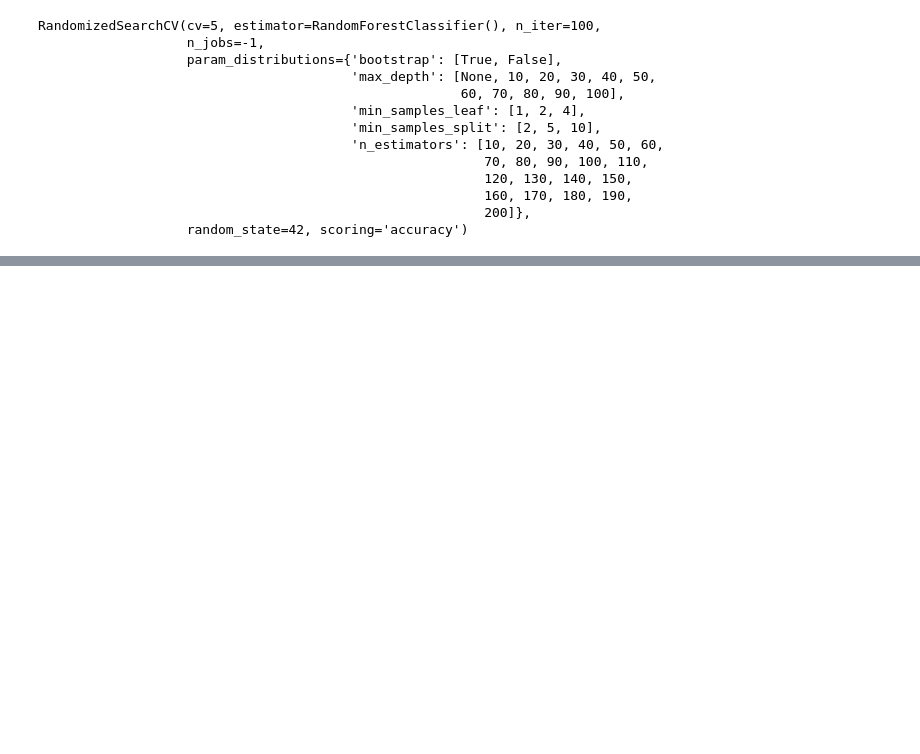
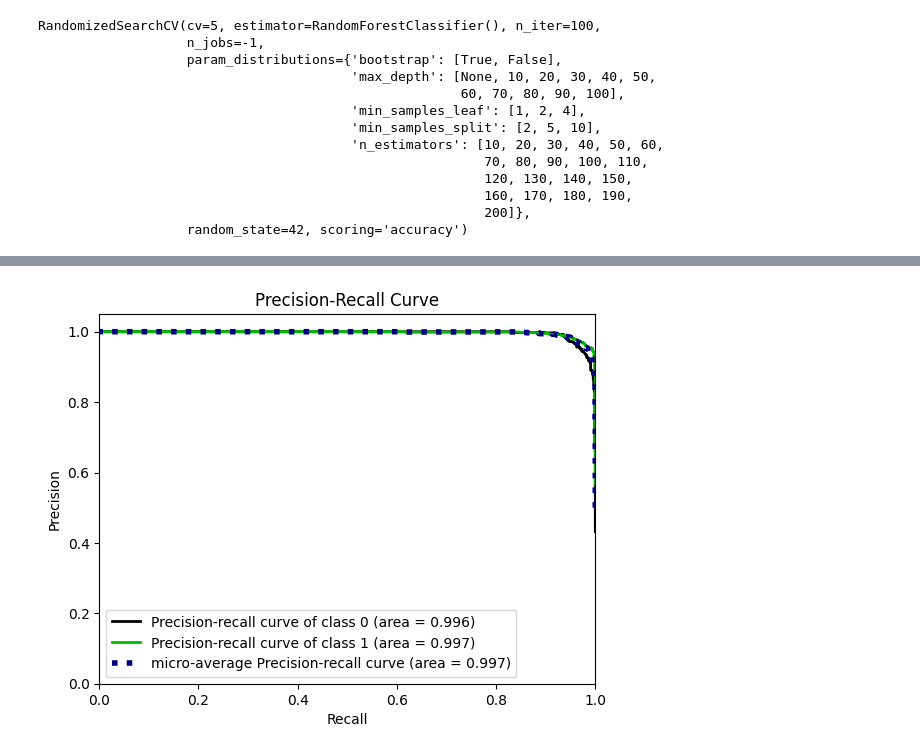
Before and after one commit to Viliusps/phishing-detection, a Jupyter notebook: randomForest.ipynb, the cells around one changed output, grey strips where cells are left out. Cells and saved outputs as stored; diff of their text form; code cells hidden in the pictures; blank space fills up the shorter version.

```diff
--- a/randomForest.ipynb
+++ b/randomForest.ipynb
@@ -69,0 +102,4 @@ Test Accuracy:  0.968340117593849
+# %%
+MetricFunctions.plotPrecisionRecallCurve(y_test, y_prob)
+# %% [output]
+[figure, added]
```
Also changed, not shown: parts of 12 cells of this notebook.
